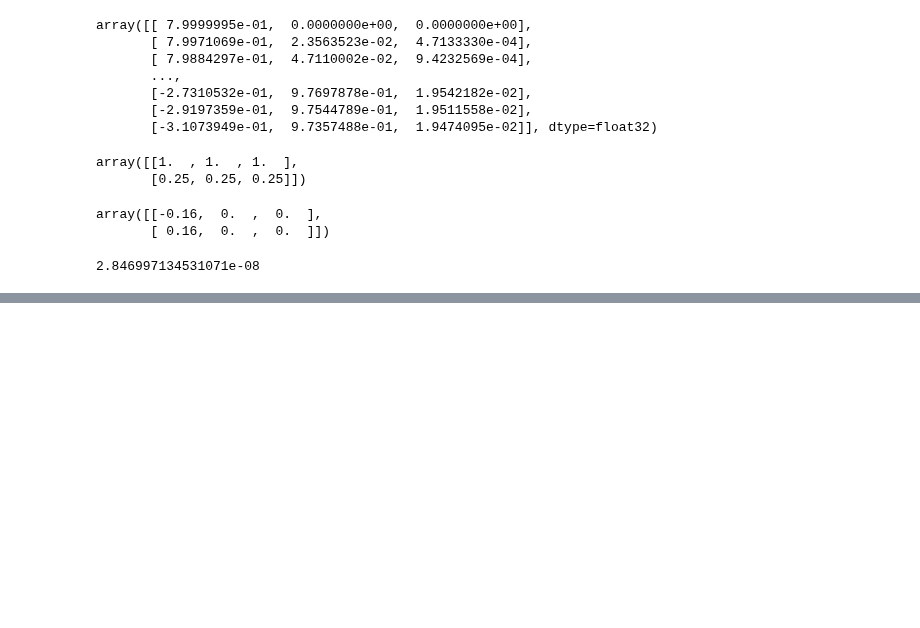
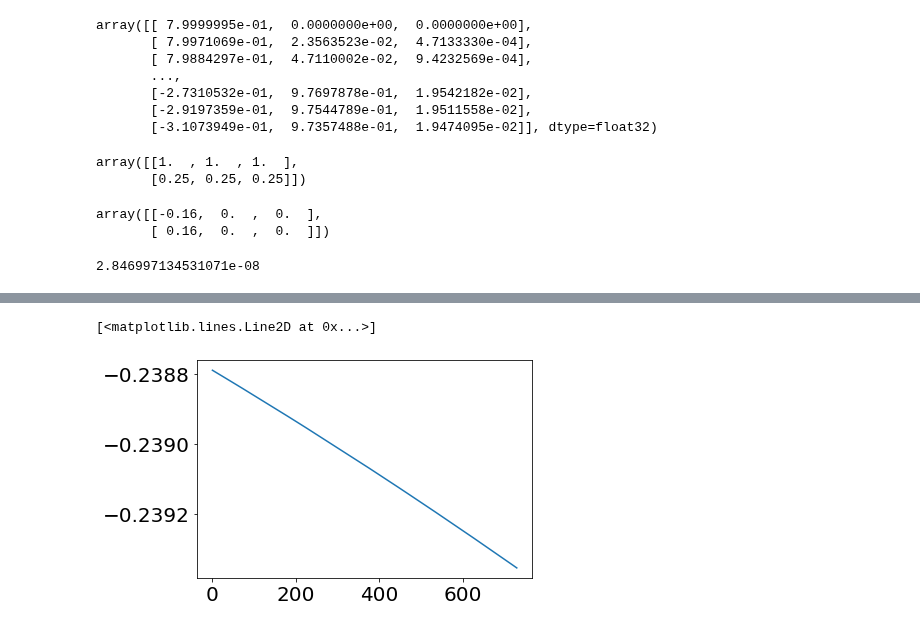
Before and after one commit to memanuel/IACS-n-body, a Jupyter notebook: src/two-body.ipynb, the cells around one changed output, grey strips where cells are left out. Cells and saved outputs as stored; diff of their text form; code cells hidden in the pictures; blank space fills up the shorter version.

```diff
--- a/src/two-body.ipynb
+++ b/src/two-body.ipynb
@@ -460,0 +553,5 @@ array([0.        , 0.02886722, 0.05772643, 0.08656962, 0.11538884,
+# %%
+plt.plot(U[0,:])
+# %% [output]
+[<matplotlib.lines.Line2D at 0x...>]
+[figure, added]
```
Also changed, not shown: parts of 23 cells of this notebook, 2 other files.
